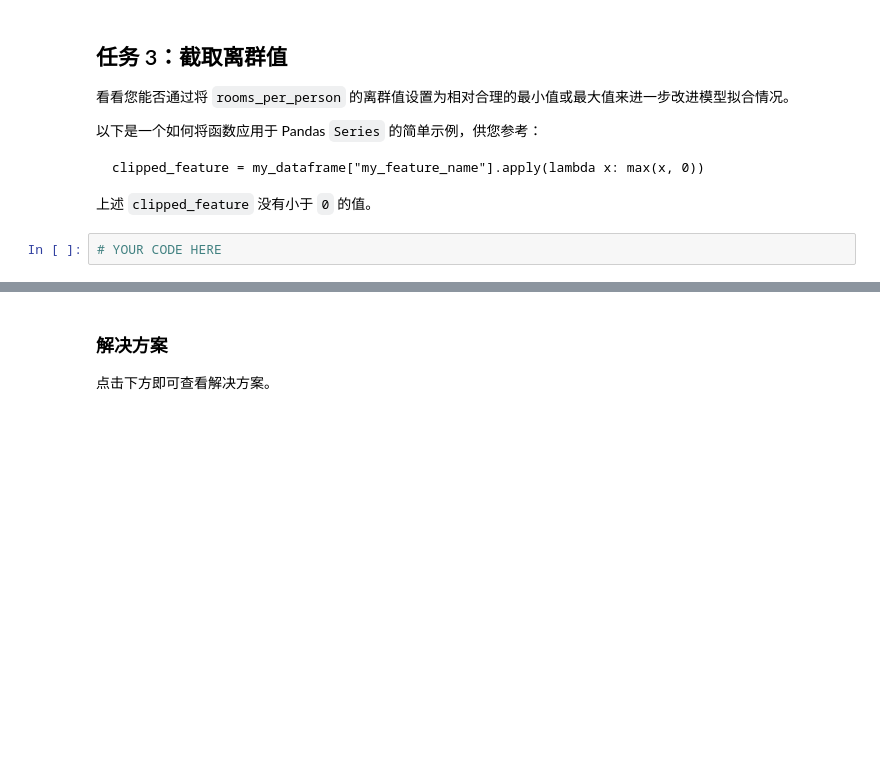
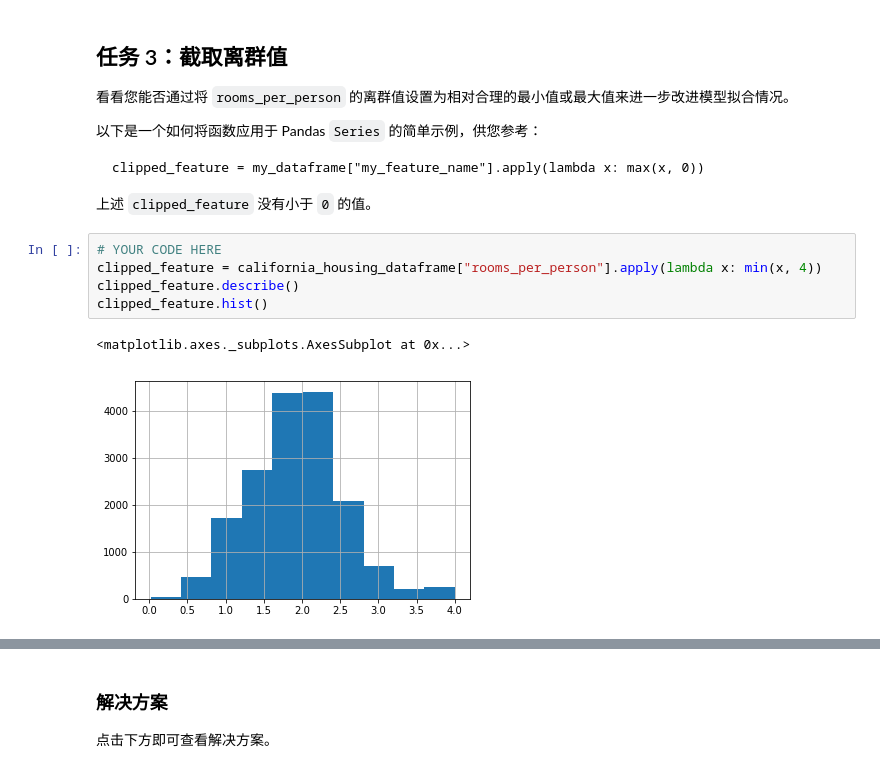
Before and after one commit to Baileyswu/google-tensorflow-tutor, a Jupyter notebook: 3. synthetic_features_and_outliers.ipynb, the cells around one changed output, grey strips where cells are left out. Drawn from its saved outputs; the diff is of its cells as text; blank space fills up the shorter version.

```diff
--- a/3. synthetic_features_and_outliers.ipynb
+++ b/3. synthetic_features_and_outliers.ipynb
@@ -258,5 +339,11 @@ _ = california_housing_dataframe["rooms_per_person"].hist()
     clipped_feature = my_dataframe["my_feature_name"].apply(lambda x: max(x, 0))
 
 上述 `clipped_feature` 没有小于 `0` 的值。
-# %%
-# YOUR CODE HERE
+# %%
+# YOUR CODE HERE
+clipped_feature = california_housing_dataframe["rooms_per_person"].apply(lambda x: min(x, 4))
+clipped_feature.describe()
+clipped_feature.hist()
+# %% [output]
+<matplotlib.axes._subplots.AxesSubplot at 0x...>
+[figure, added]
```
Also changed, not shown: parts of 11 cells of this notebook.
